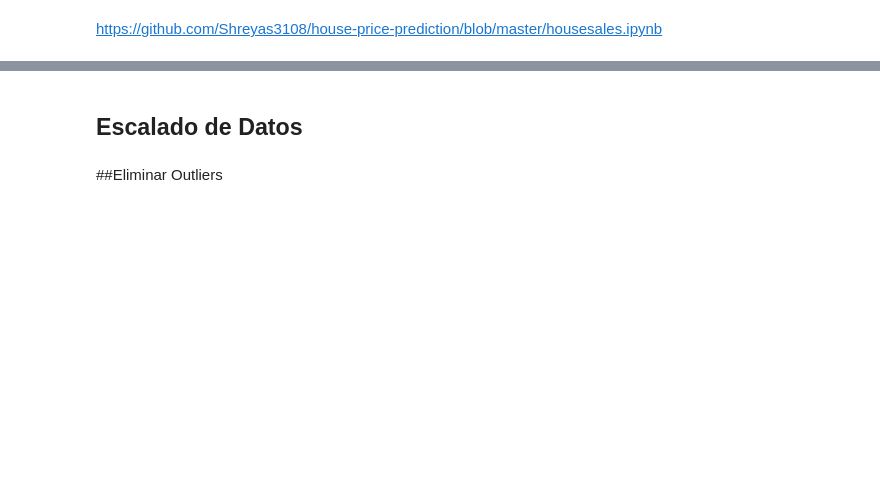
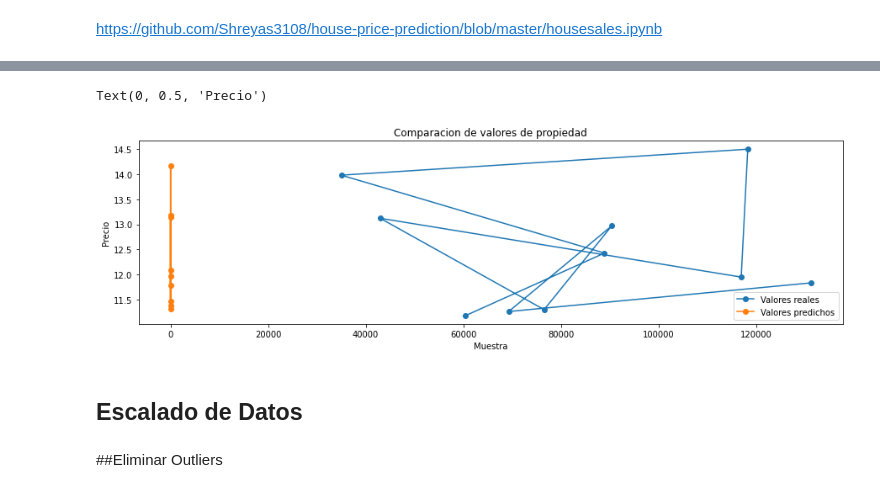
Before and after one commit to nestorjuarezR/Data_Science, a Jupyter notebook: Proyecto_4.ipynb, the cells around one changed output, grey strips where cells are left out. Cells and saved outputs as stored; diff of their text form; code cells hidden in the pictures; blank space fills up the shorter version.

```diff
--- a/Proyecto_4.ipynb
+++ b/Proyecto_4.ipynb
@@ -326,3 +535,17 @@ https://github.com/Shreyas3108/house-price-prediction/blob/master/housesales.ipy
+# %%
+p = model.predict(X_test[0:10])
+r = y_test[0:10]
+# %%
+plt.figure(figsize=(15,4))
+plt.plot(r,'o-',label='Valores reales')
+plt.plot(p,'o-',label='Valores predichos')
+plt.legend()
+plt.title('Comparacion de valores de propiedad')
+plt.xlabel('Muestra')
+plt.ylabel('Precio')
+# %% [output]
+Text(0, 0.5, 'Precio')
+[figure, added]
 # %% [markdown]
 ## Escalado de Datos
 # %%
```
Also changed, not shown: parts of 30 cells of this notebook.
